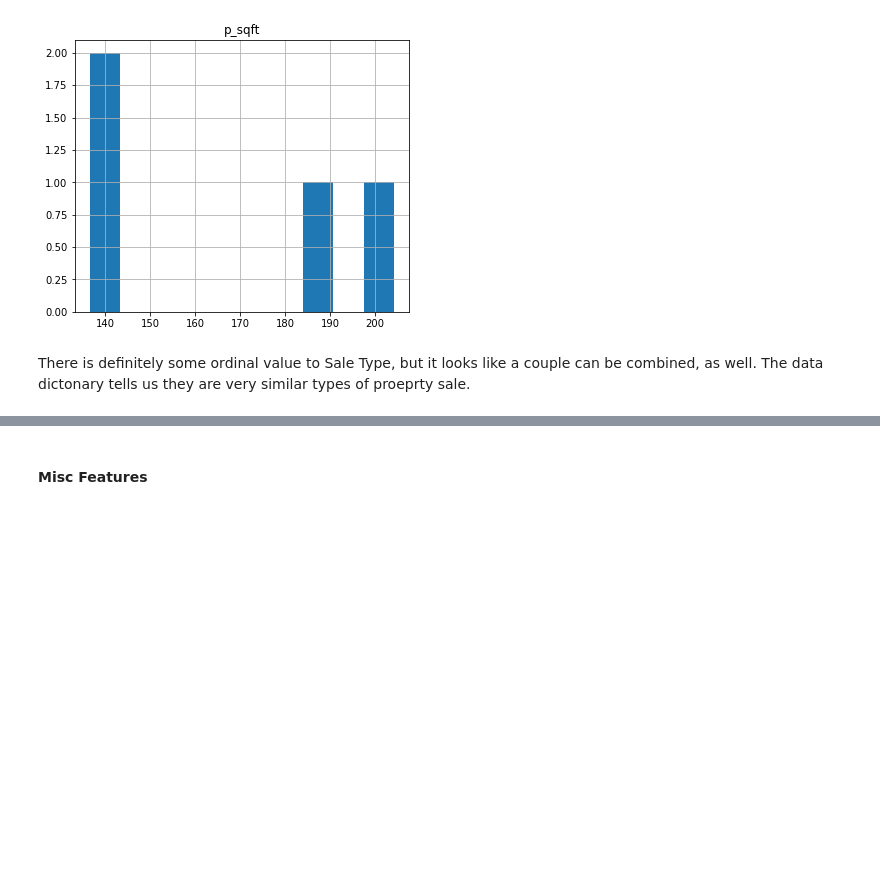
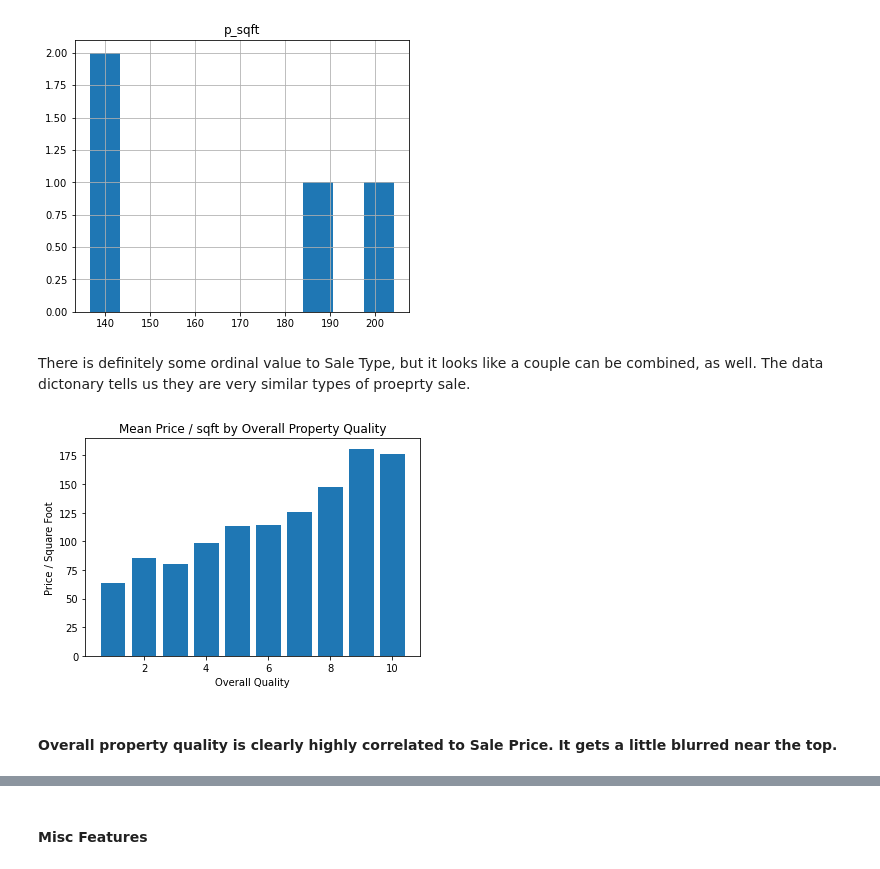
Before and after one commit to woodstockwins/1213-iris, a Jupyter notebook: projects/project-2-master/0_data_cleaning.ipynb, the cells around one changed output, grey strips where cells are left out. Drawn from its saved outputs; the diff is of its cells as text; code cells hidden in the pictures; blank space fills up the shorter version.

```diff
--- a/projects/project-2-master/0_data_cleaning.ipynb
+++ b/projects/project-2-master/0_data_cleaning.ipynb
@@ -512,3 +515,13 @@ dtype: object
 [figure]
 # %% [markdown]
 There is definitely some ordinal value to Sale Type, but it looks like a couple can be combined, as well. The data dictonary tells us they are very similar types of proeprty sale.
+# %%
+plt.title("Mean Price / sqft by Overall Property Quality")
+plt.xlabel('Overall Quality')
+plt.ylabel('Price / Square Foot')
+plt.bar(x=model.data[['quality', 'p_sqft']].groupby(['quality']).mean()['p_sqft'].index,
+height=model.data[['quality', 'p_sqft']].groupby(['quality']).mean()['p_sqft'].values);
+# %% [output]
+[figure, added]
+# %% [markdown]
+#### Overall property quality is clearly highly correlated to Sale Price. It gets a little blurred near the top.
```
Also changed, not shown: parts of 10 cells of this notebook, 14 other files.
